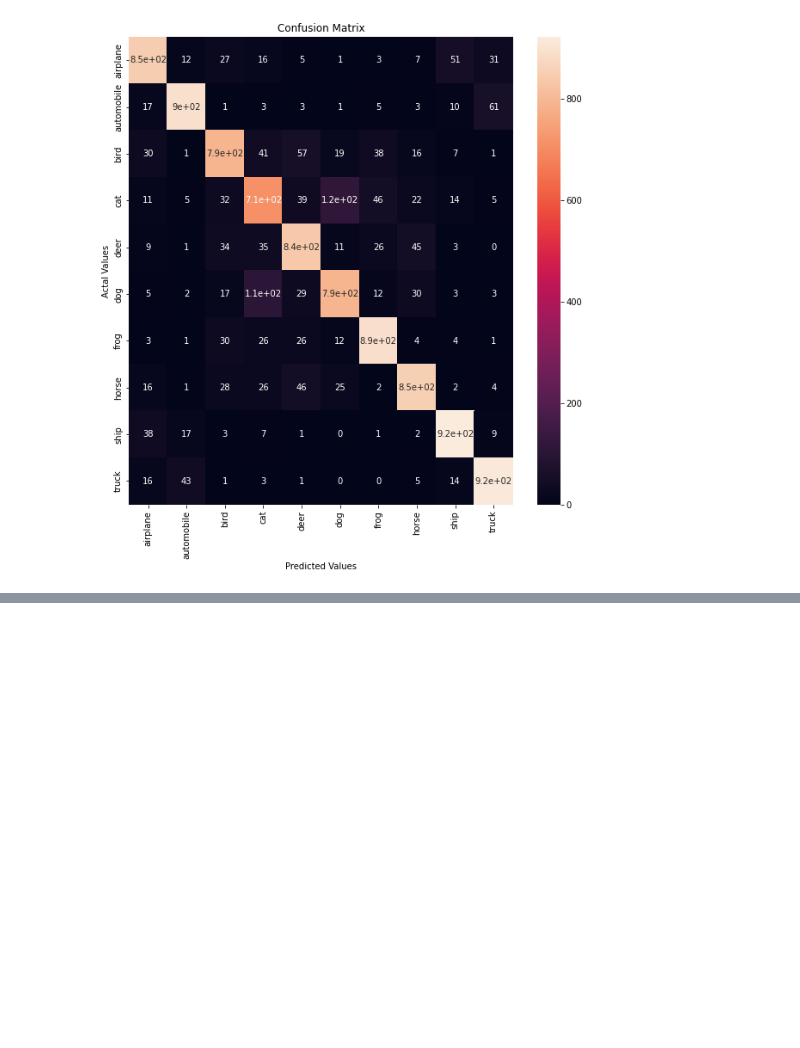
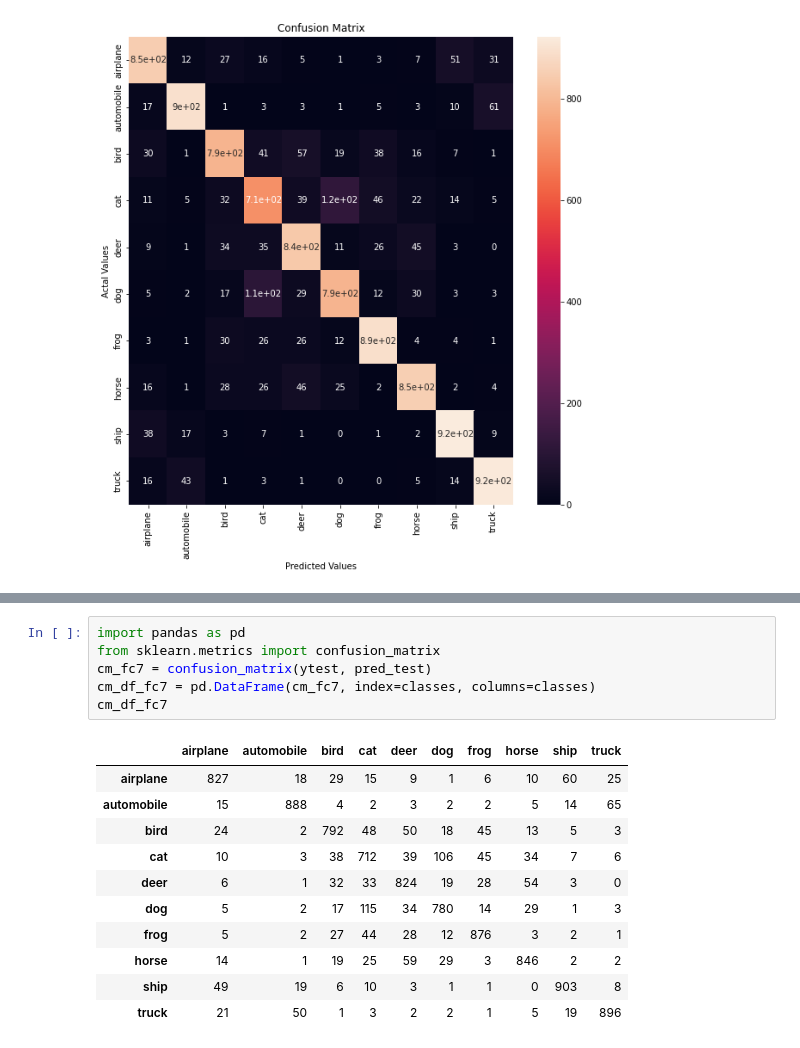
Before and after one commit to Florence-Sun/AlexNet_on_CIFAR-10, a Jupyter notebook: AlexNet_on_CIFAR-10.ipynb, the cells around one changed output, grey strips where cells are left out. Drawn from its saved outputs; the diff is of its cells as text; blank space fills up the shorter version.

```diff
--- a/AlexNet_on_CIFAR-10.ipynb
+++ b/AlexNet_on_CIFAR-10.ipynb
@@ -411,0 +500,18 @@ plt.show()
+# %%
+import pandas as pd
+from sklearn.metrics import confusion_matrix
+cm_fc7 = confusion_matrix(ytest, pred_test)
+cm_df_fc7 = pd.DataFrame(cm_fc7, index=classes, columns=classes)
+cm_df_fc7
+# %% [output]
+|  | airplane | automobile | bird | cat | deer | dog | frog | horse | ship | truck |
+| airplane | 827 | 18 | 29 | 15 | 9 | 1 | 6 | 10 | 60 | 25 |
+| automobile | 15 | 888 | 4 | 2 | 3 | 2 | 2 | 5 | 14 | 65 |
+| bird | 24 | 2 | 792 | 48 | 50 | 18 | 45 | 13 | 5 | 3 |
+| cat | 10 | 3 | 38 | 712 | 39 | 106 | 45 | 34 | 7 | 6 |
+| deer | 6 | 1 | 32 | 33 | 824 | 19 | 28 | 54 | 3 | 0 |
+| dog | 5 | 2 | 17 | 115 | 34 | 780 | 14 | 29 | 1 | 3 |
+| frog | 5 | 2 | 27 | 44 | 28 | 12 | 876 | 3 | 2 | 1 |
+| horse | 14 | 1 | 19 | 25 | 59 | 29 | 3 | 846 | 2 | 2 |
+| ship | 49 | 19 | 6 | 10 | 3 | 1 | 1 | 0 | 903 | 8 |
+| truck | 21 | 50 | 1 | 3 | 2 | 2 | 1 | 5 | 19 | 896 |
```
Also changed, not shown: parts of 9 cells of this notebook.
